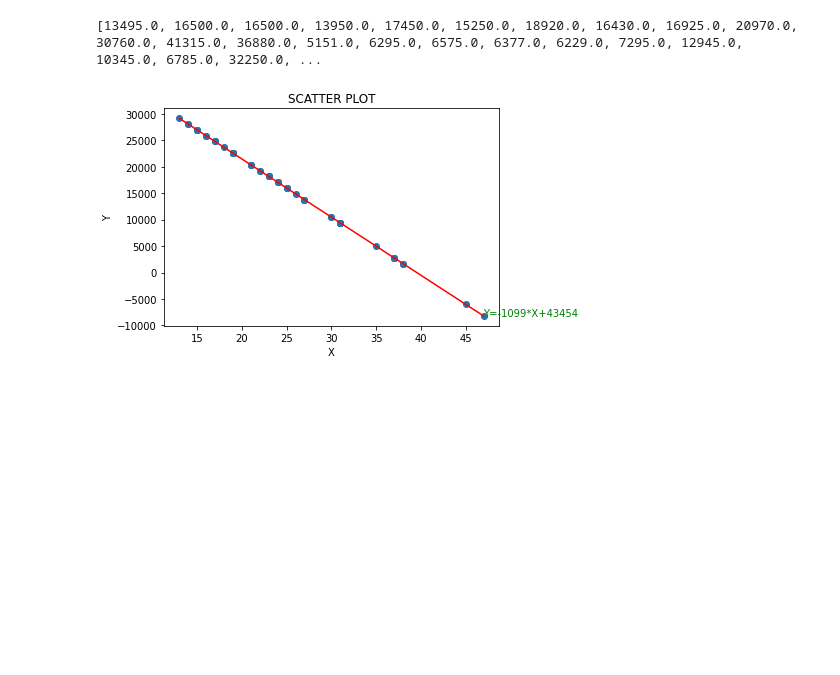
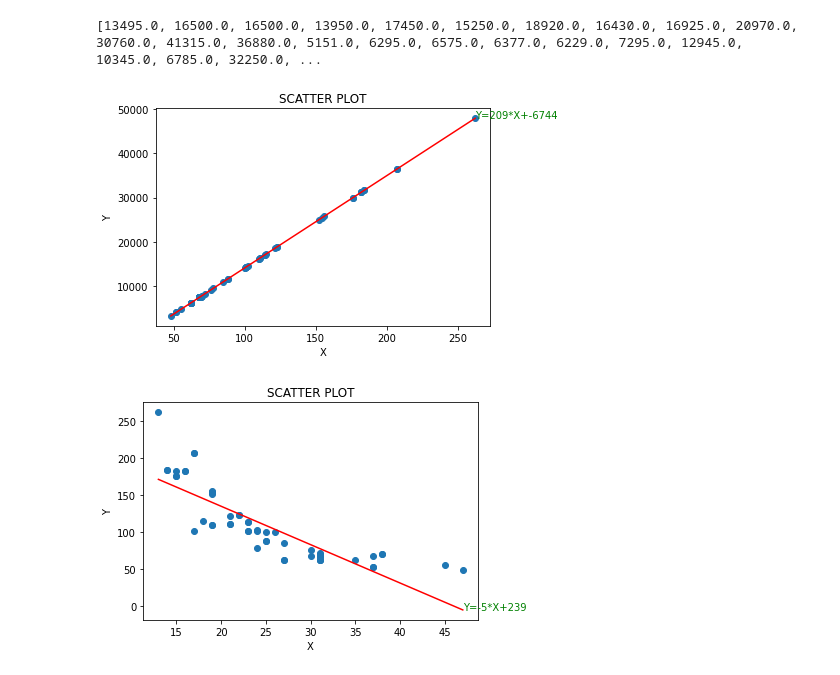
Before and after one commit to Ben-Littell/automobile_data, a Jupyter notebook: automobile-data.ipynb, the cells around one changed output. Drawn from its saved outputs; the diff is of its cells as text; code cells hidden in the pictures; blank space fills up the shorter version.

```diff
--- a/automobile-data.ipynb
+++ b/automobile-data.ipynb
@@ -123,8 +123,8 @@ plt.show()
 # %%
 wb = ad_df[nc[0]].values.tolist()
 le = ad_df[nc[1]].values.tolist()
-cy = ad_df[nc[3]].values.tolist()
-hp = ad_df[nc[4]].values.tolist()
+cy = ad_df[nc[2]].values.tolist()
+hp = ad_df[nc[3]].values.tolist()
 plt.plot(wb, le, 'xr')
 plt.show()
 plt.plot(wb, cy, 'xr')
@@ -155,20 +155,25 @@ hp_ep = [val*sol[0]+sol[1] for val in hp]
 # %%
 def scatter_plot(data1, data2, slope, y_int):
     y_vals = []
     x_data = [min(data1), max(data1)]
     for val in range(2):
         ans = (slope * x_data[val]) + y_int
         y_vals.append(ans)
     plt.plot(x_data, y_vals, '-r')
     plt.scatter(data1, data2)
     plt.title('SCATTER PLOT')
     plt.xlabel('X')
     plt.ylabel('Y')
     plt.text(x_data[1], y_vals[1], f'Y={round(slope)}*X+{round(y_int)}', color='g')
     plt.show()
 
 
 lsc = least_sqrs(hp, hp_ep)
 scatter_plot(hp, hp_ep, lsc[0], lsc[1])
+
+am = ad_df[nc[4]].values.tolist()
+lsc2 = least_sqrs(am, hp)
+scatter_plot(am, hp, lsc2[0], lsc2[1])
 # %% [output]
-[figure, old version]
+[figure, new version]
+[figure, added]
```
Also changed, not shown: parts of 2 cells of this notebook.
